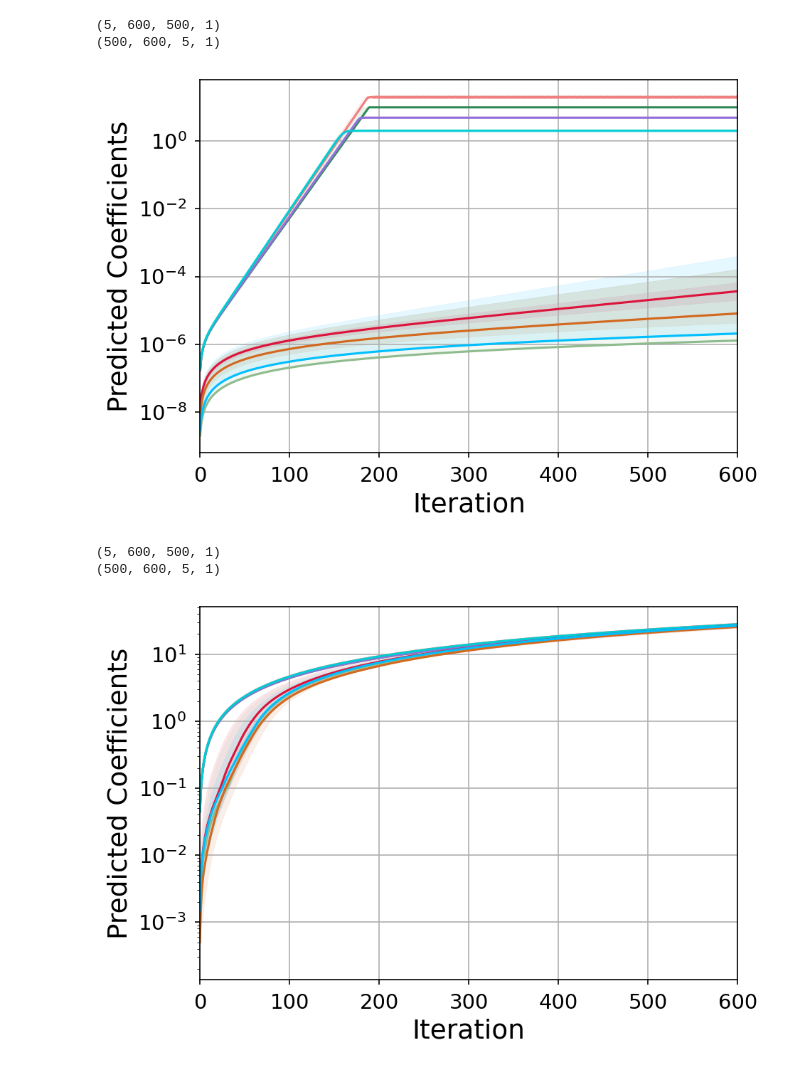
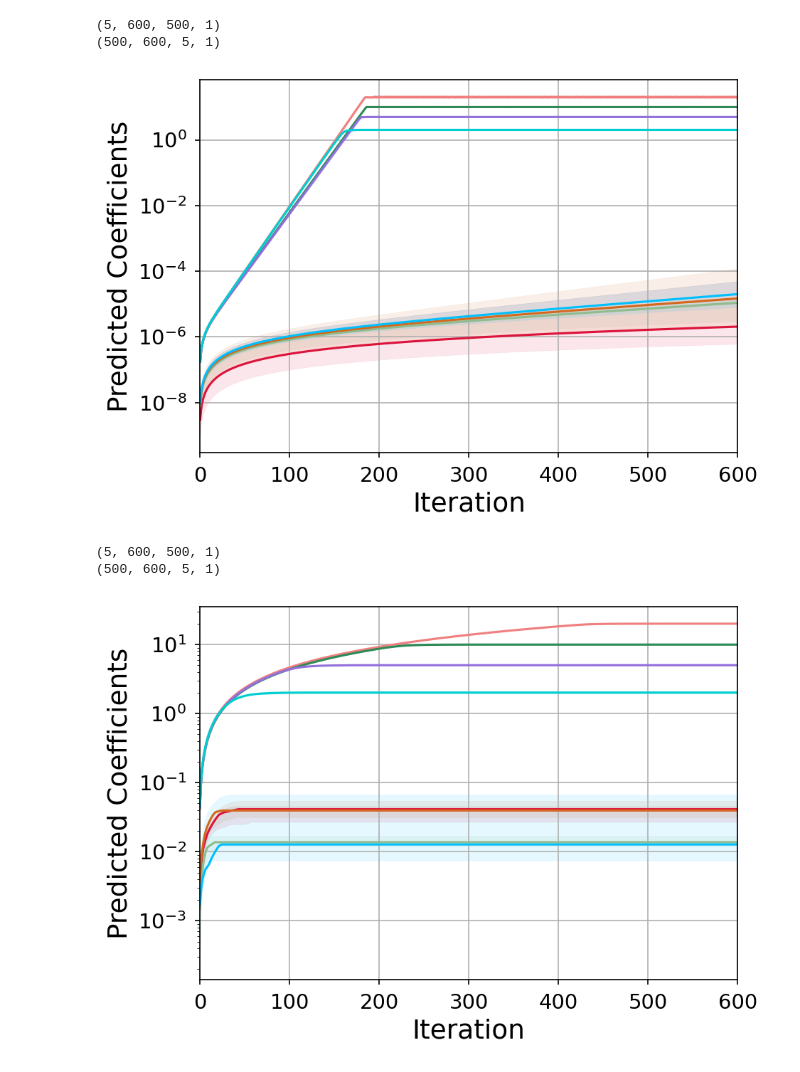
Before and after one commit to ying-hui-he/Robust_mean_estimation, a Jupyter notebook: stage1_estimation.ipynb, the cells around one changed output. Drawn from its saved outputs; the diff is of its cells as text; code cells hidden in the pictures.

Commit message:
stage 1 figure.

```diff
--- a/stage1_estimation.ipynb
+++ b/stage1_estimation.ipynb
@@ -89,7 +89,7 @@ for i in range(point_num):
         sorted = np.sort(pred_5[i][t], axis=0)
         mins[i][t] = sorted[1]
         med[i][t] = sorted[2]
-        maxs[i][t] = sorted[4]
+        maxs[i][t] = sorted[3]
     plt.fill_between(list(range(max_iter)), mins[i], maxs[i], color=col[i], alpha=0.1)
     plt.plot(med[i], color=col[i], linewidth=1.5, label=f'$\\mu_{i}(t)$')
 plt.xlim(0, 600)
@@ -109,7 +109,7 @@ plt.tight_layout()
 plt.savefig(f'figs/prediction.pdf')
 plt.show()
 # %% [output]
-[figure, old version]
+[figure, new version]
 # %%
 """Single-variable GD."""
 pred_5 = np.zeros((trial_num, max_iter, d, 1))
@@ -147,7 +147,7 @@ for trial in range(trial_num):
         grad_u = np.zeros((d, 1))
         grad_v = np.zeros((d, 1))
         for i in range(K):
-            grad_u += np.sign(X_grouped[i, :].reshape((d, 1)) - u)
+            grad_u += -np.sign(X_grouped[i, :].reshape((d, 1)) - u)
         u -= eta * grad_u / K
         eta *= rho
         dists[t] = np.linalg.norm(u - mu, ord=1)
@@ -167,32 +167,32 @@ mins = np.zeros((d, max_iter))
 maxs = np.zeros((d, max_iter))
 med = np.zeros((d, max_iter))
 # col = [None for _ in range(point_num)]
 col = ['lightcoral', 'seagreen', 'mediumpurple', 'darkturquoise', 'crimson', 'darkseagreen', 'chocolate', 'deepskyblue', 'orange', 'dimgray']
 
 for i in range(point_num):
     # col[i] = (np.random.random(), np.random.random(), np.random.random())
     for t in range(max_iter):
         sorted = np.sort(pred_5[i][t], axis=0)
         mins[i][t] = sorted[1]
         med[i][t] = sorted[2]
-        maxs[i][t] = sorted[4]
+        maxs[i][t] = sorted[3]
     plt.fill_between(list(range(max_iter)), mins[i], maxs[i], color=col[i], alpha=0.1)
     plt.plot(med[i], color=col[i], linewidth=1.5, label=f'$\\mu_{i}(t)$')
 plt.xlim(0, 600)
 plt.yscale('log')
 plt.ylabel('Predicted Coefficients')
 plt.xlabel('Iteration')
 plt.xticks(color='k', fontsize=14)
 plt.yticks(color='k', fontsize=14)
 # plt.legend(loc='upper right', prop={'size': 18})
 axes = plt.gca()
 axes.xaxis.label.set_size(18)
 axes.yaxis.label.set_size(18)
 plt.grid(True)
 plt.tight_layout()
 # plt.title(f'The predicted coefficients of the first {point_num} coordinates varied with time.')
 
 plt.savefig(f'figs/comparison_prediction.pdf')
 plt.show()
 # %% [output]
-[figure, old version]
+[figure, new version]
```
Also changed, not shown: 3 other files.
